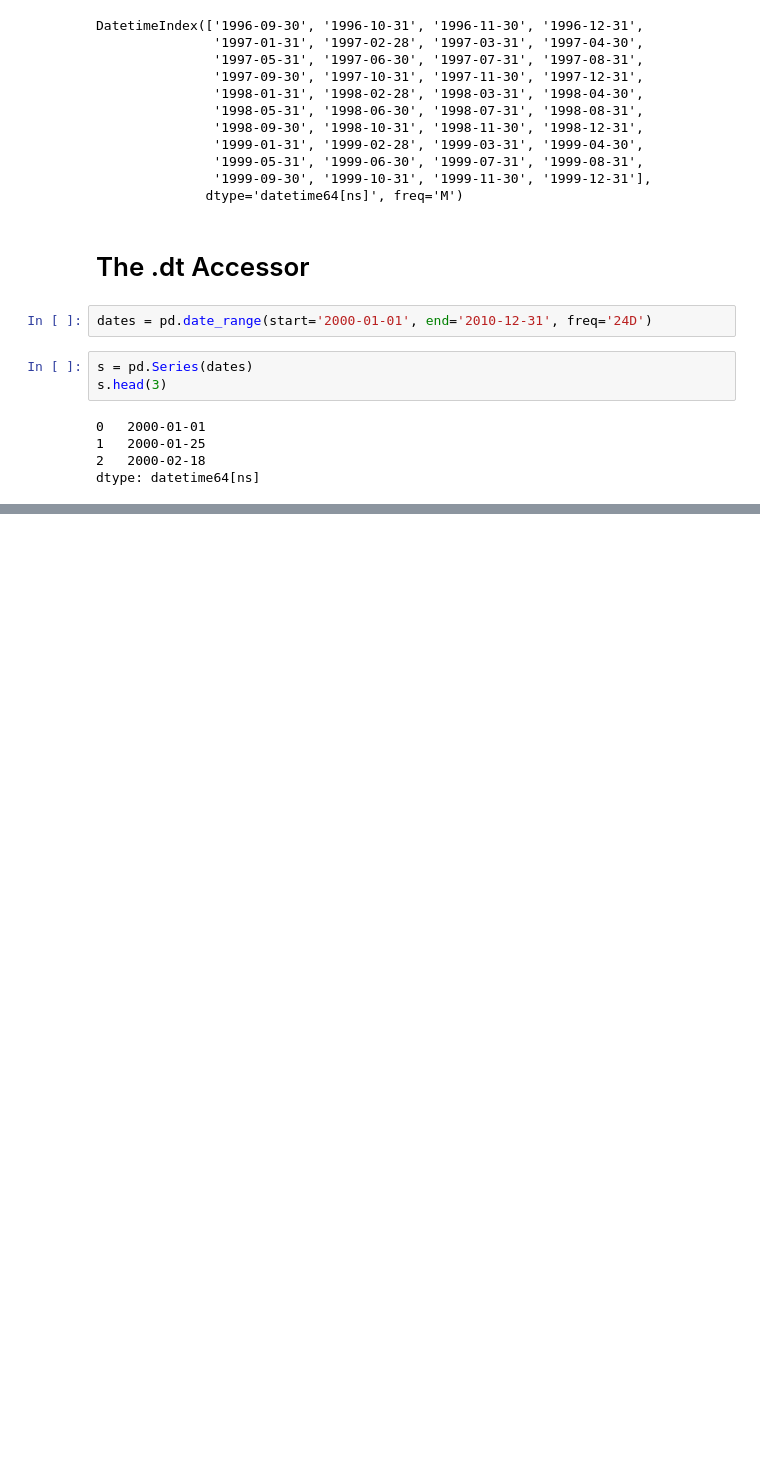
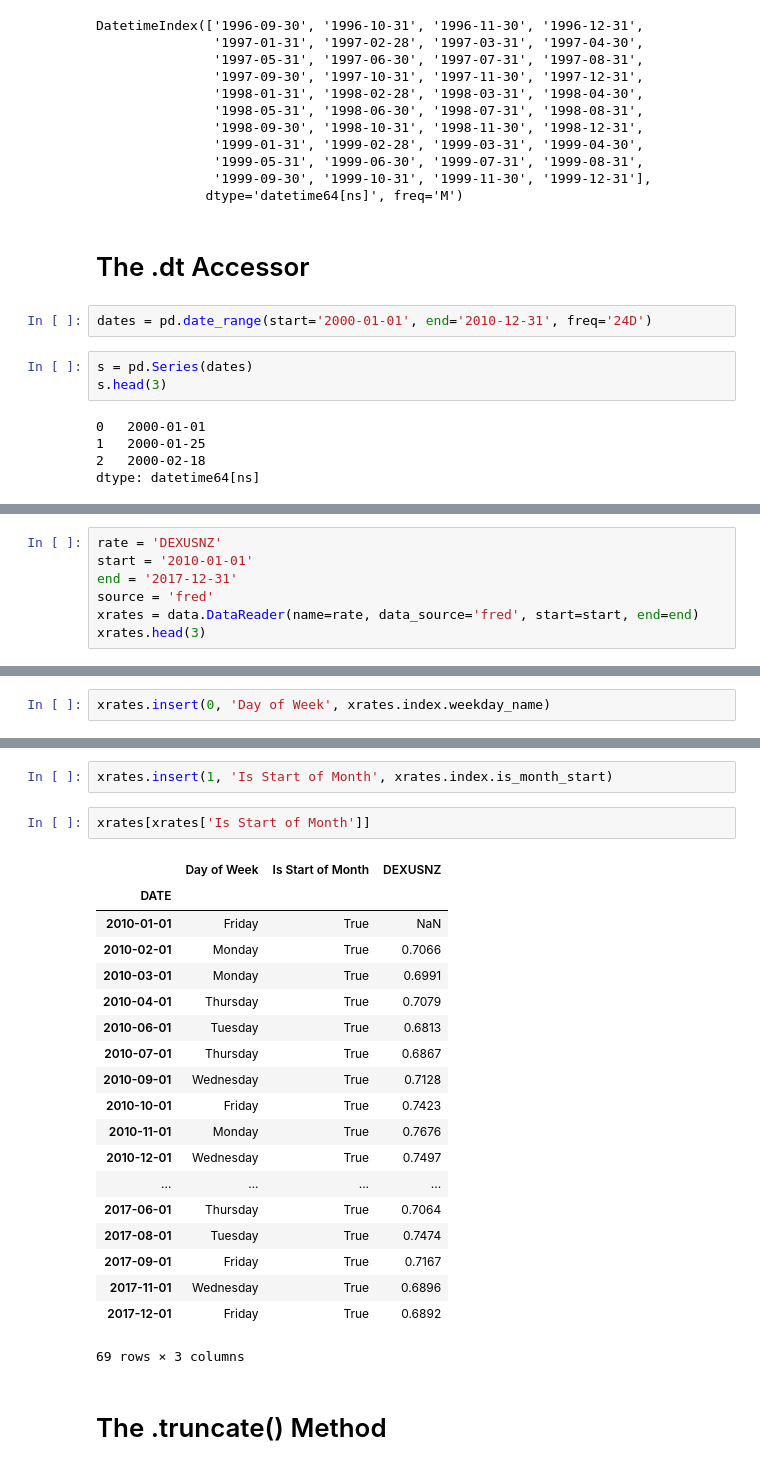
Before and after one commit to waynebli/Data-Analysis-with-Python-and-Pandas, a Jupyter notebook: 09_Working_with_Dates_and_Times.ipynb, the cells around one changed output, grey strips where cells are left out. Cells and saved outputs as stored; diff of their text form; blank space fills up the shorter version.

```diff
--- a/09_Working_with_Dates_and_Times.ipynb
+++ b/09_Working_with_Dates_and_Times.ipynb
@@ -315,0 +429,7 @@ dtype: datetime64[ns]
+# %%
+rate = 'DEXUSNZ'
+start = '2010-01-01'
+end = '2017-12-31'
+source = 'fred'
+xrates = data.DataReader(name=rate, data_source='fred', start=start, end=end)
+xrates.head(3)
@@ -315,0 +453,2 @@ dtype: datetime64[ns]
+# %%
+xrates.insert(0, 'Day of Week', xrates.index.weekday_name)
@@ -315,0 +463,26 @@ dtype: datetime64[ns]
+# %%
+xrates.insert(1, 'Is Start of Month', xrates.index.is_month_start)
+# %%
+xrates[xrates['Is Start of Month']]
+# %% [output]
+|  | Day of Week | Is Start of Month | DEXUSNZ |
+| DATE |  |  |  |
+| 2010-01-01 | Friday | True | NaN |
+| 2010-02-01 | Monday | True | 0.7066 |
+| 2010-03-01 | Monday | True | 0.6991 |
+| 2010-04-01 | Thursday | True | 0.7079 |
+| 2010-06-01 | Tuesday | True | 0.6813 |
+| 2010-07-01 | Thursday | True | 0.6867 |
+| 2010-09-01 | Wednesday | True | 0.7128 |
+| 2010-10-01 | Friday | True | 0.7423 |
+| 2010-11-01 | Monday | True | 0.7676 |
+| 2010-12-01 | Wednesday | True | 0.7497 |
+| ... | ... | ... | ... |
+| 2017-06-01 | Thursday | True | 0.7064 |
+| 2017-08-01 | Tuesday | True | 0.7474 |
+| 2017-09-01 | Friday | True | 0.7167 |
+| 2017-11-01 | Wednesday | True | 0.6896 |
+| 2017-12-01 | Friday | True | 0.6892 |
+69 rows × 3 columns
+# %% [markdown]
+# The .truncate() Method
```
Also changed, not shown: parts of 46 cells of this notebook.
